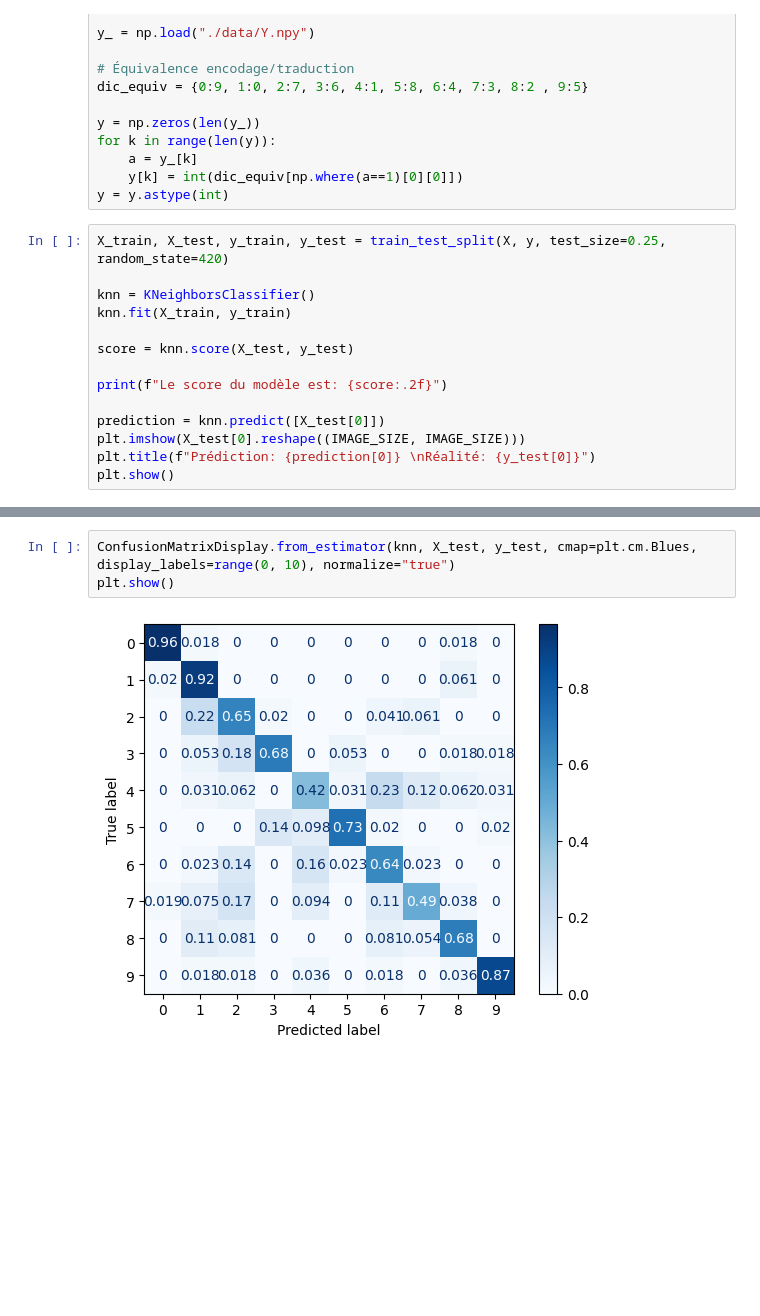
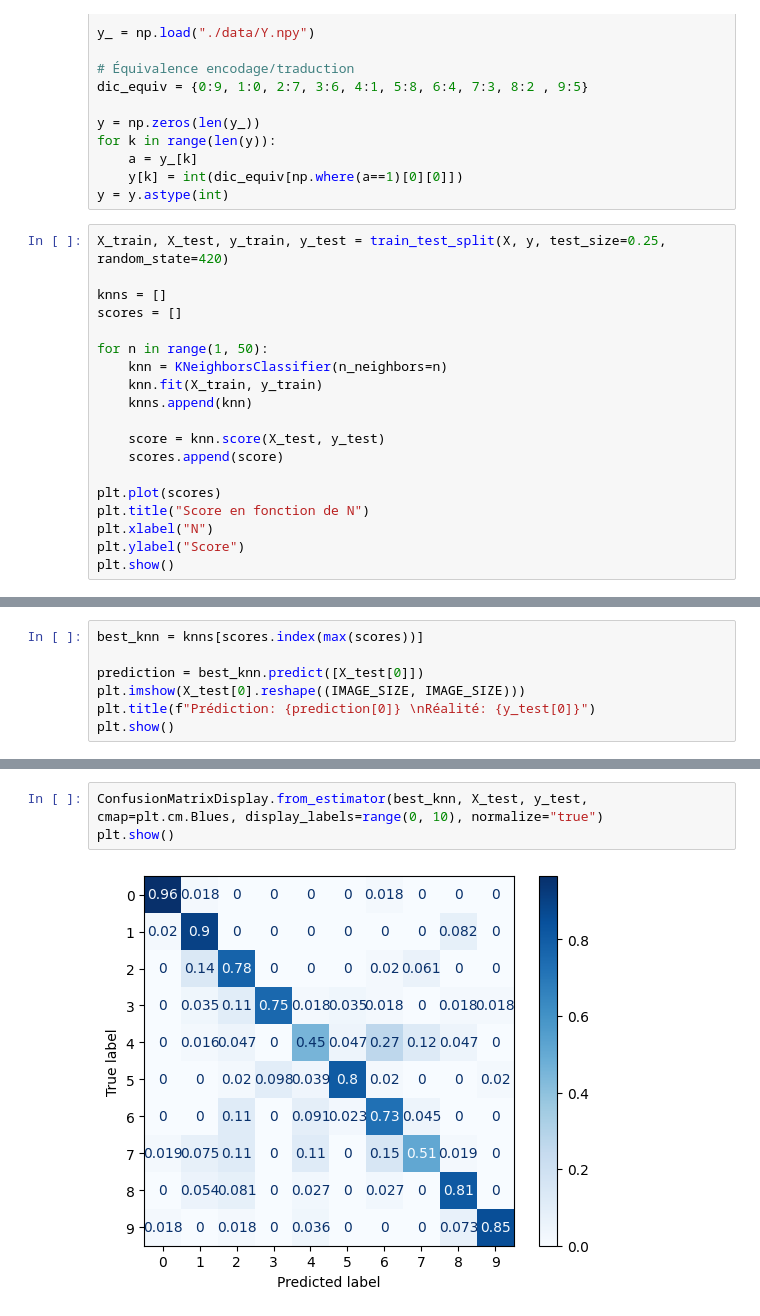
Before and after one commit to A-INDUSTRIES/machlearn-projet, a Jupyter notebook: 3-knn.ipynb, the cells around one changed output, grey strips where cells are left out. Cells and saved outputs as stored; diff of their text form; blank space fills up the shorter version.

```diff
--- a/3-knn.ipynb
+++ b/3-knn.ipynb
@@ -25,15 +25,20 @@ y = y.astype(int)
 # %%
 X_train, X_test, y_train, y_test = train_test_split(X, y, test_size=0.25, random_state=420)
 
-knn = KNeighborsClassifier()
-knn.fit(X_train, y_train)
+knns = []
+scores = []
 
-score = knn.score(X_test, y_test)
+for n in range(1, 50):
+    knn = KNeighborsClassifier(n_neighbors=n)
+    knn.fit(X_train, y_train)
+    knns.append(knn)
 
-print(f"Le score du modèle est: {score:.2f}")
+    score = knn.score(X_test, y_test)
+    scores.append(score)
 
-prediction = knn.predict([X_test[0]])
-plt.imshow(X_test[0].reshape((IMAGE_SIZE, IMAGE_SIZE)))
-plt.title(f"Prédiction: {prediction[0]} \nRéalité: {y_test[0]}")
+plt.plot(scores)
+plt.title("Score en fonction de N")
+plt.xlabel("N")
+plt.ylabel("Score")
 plt.show()
 # %% [output]
@@ -41,0 +46,7 @@ Le score du modèle est: 0.70
+# %%
+best_knn = knns[scores.index(max(scores))]
+
+prediction = best_knn.predict([X_test[0]])
+plt.imshow(X_test[0].reshape((IMAGE_SIZE, IMAGE_SIZE)))
+plt.title(f"Prédiction: {prediction[0]} \nRéalité: {y_test[0]}")
+plt.show()
@@ -42,5 +55,5 @@ Le score du modèle est: 0.70
 # %%
-ConfusionMatrixDisplay.from_estimator(knn, X_test, y_test, cmap=plt.cm.Blues, display_labels=range(0, 10), normalize="true")
+ConfusionMatrixDisplay.from_estimator(best_knn, X_test, y_test, cmap=plt.cm.Blues, display_labels=range(0, 10), normalize="true")
 plt.show()
 # %% [output]
-[figure, old version]
+[figure, new version]
```
Also changed, not shown: parts of 2 cells of this notebook.
